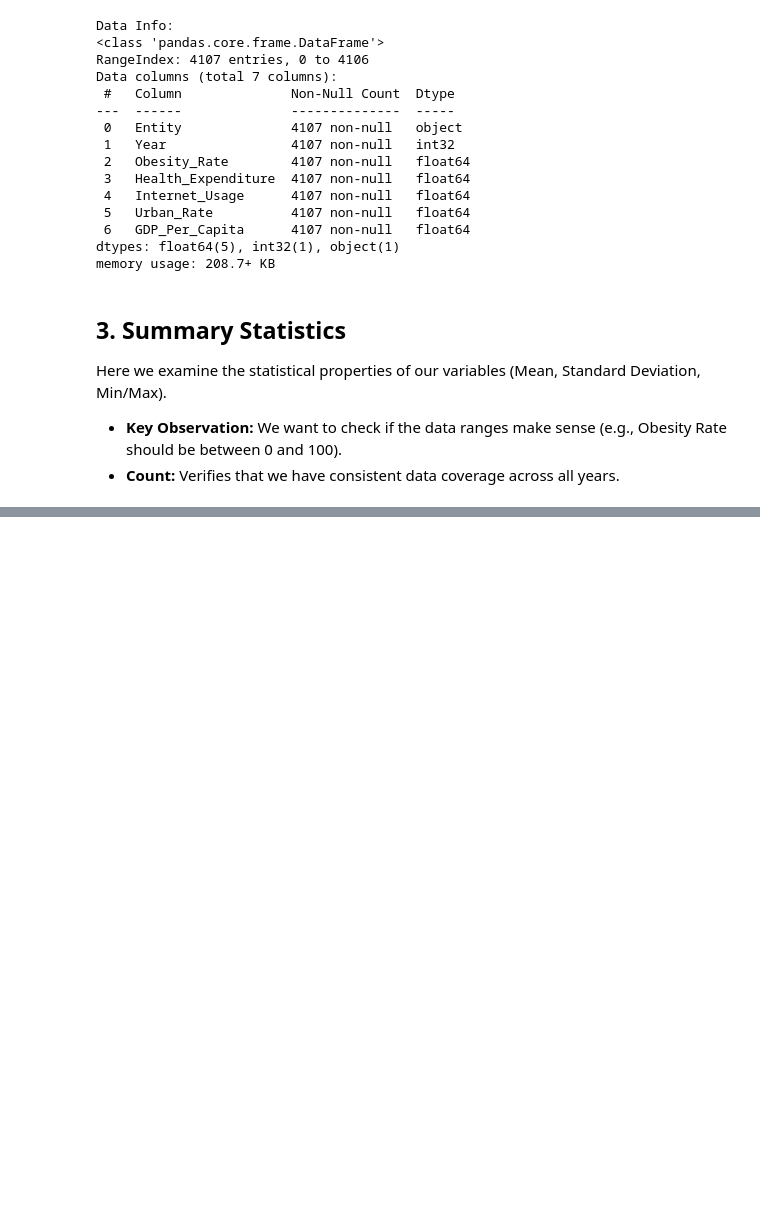
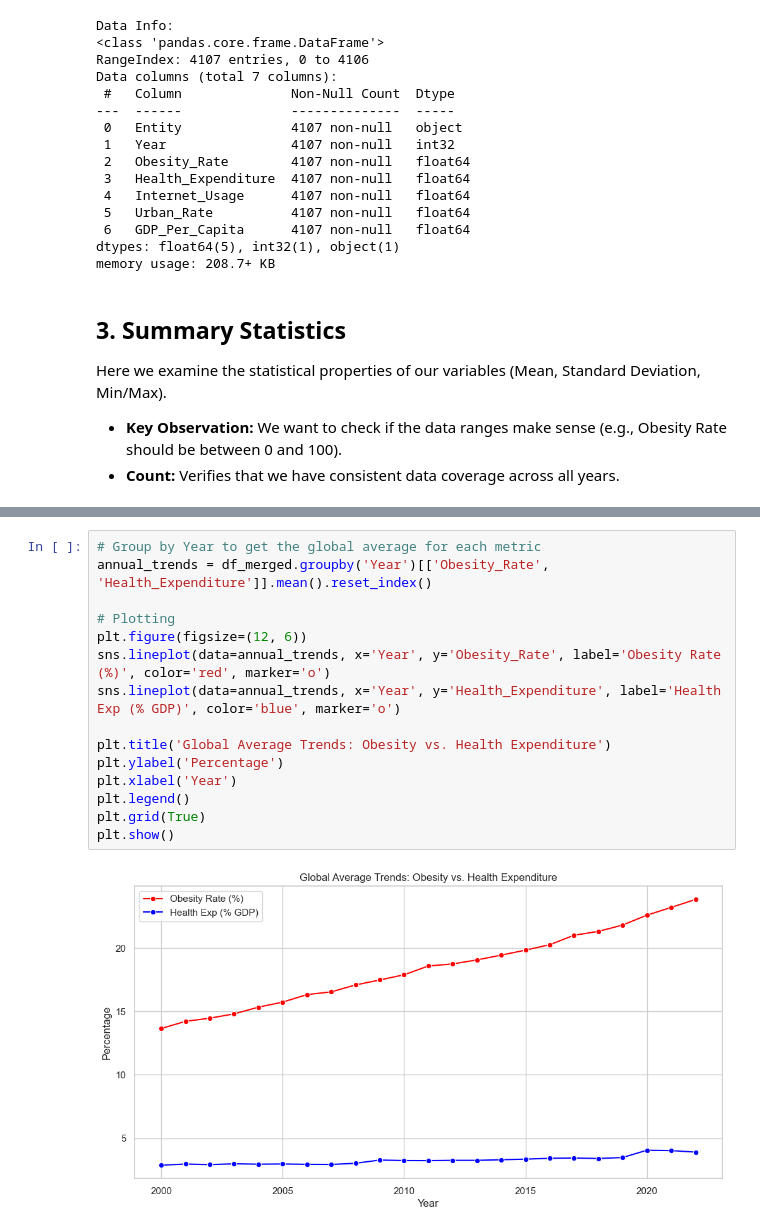
Before and after one commit to sberkayuguz/dsa-210-project, a Jupyter notebook: eda.ipynb, the cells around one changed output, grey strips where cells are left out. Drawn from its saved outputs; the diff is of its cells as text; blank space fills up the shorter version.

Commit message:
eda visuals

```diff
--- a/eda.ipynb
+++ b/eda.ipynb
@@ -129,0 +140,17 @@ Summary Statistics:
+# %%
+# Group by Year to get the global average for each metric
+annual_trends = df_merged.groupby('Year')[['Obesity_Rate', 'Health_Expenditure']].mean().reset_index()
+
+# Plotting
+plt.figure(figsize=(12, 6))
+sns.lineplot(data=annual_trends, x='Year', y='Obesity_Rate', label='Obesity Rate (%)', color='red', marker='o')
+sns.lineplot(data=annual_trends, x='Year', y='Health_Expenditure', label='Health Exp (% GDP)', color='blue', marker='o')
+
+plt.title('Global Average Trends: Obesity vs. Health Expenditure')
+plt.ylabel('Percentage')
+plt.xlabel('Year')
+plt.legend()
+plt.grid(True)
+plt.show()
+# %% [output]
+[figure, added]
```
Also changed, not shown: parts of 5 cells of this notebook.
